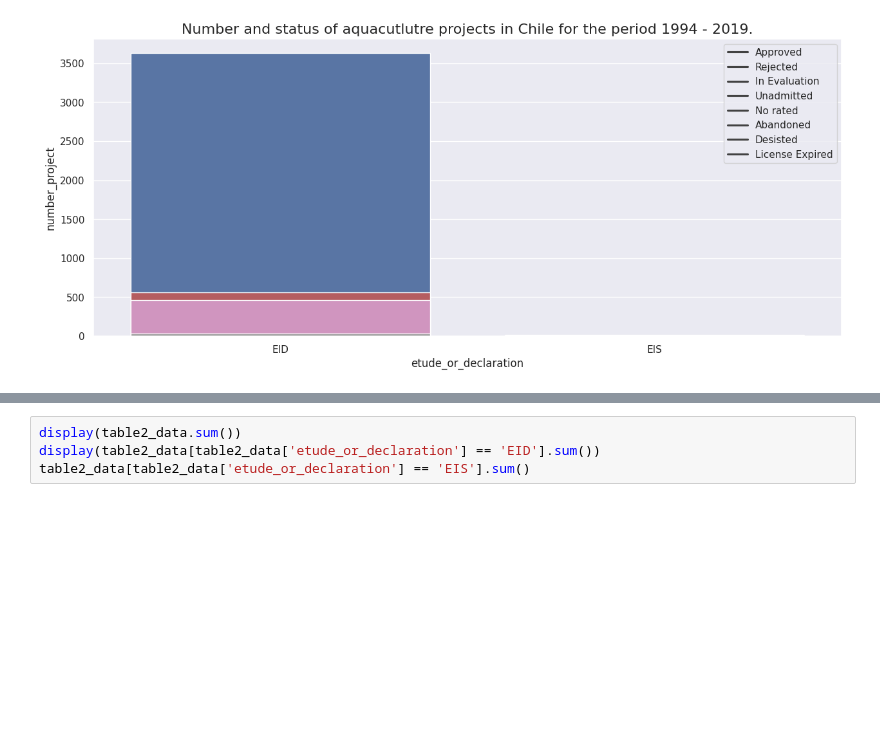
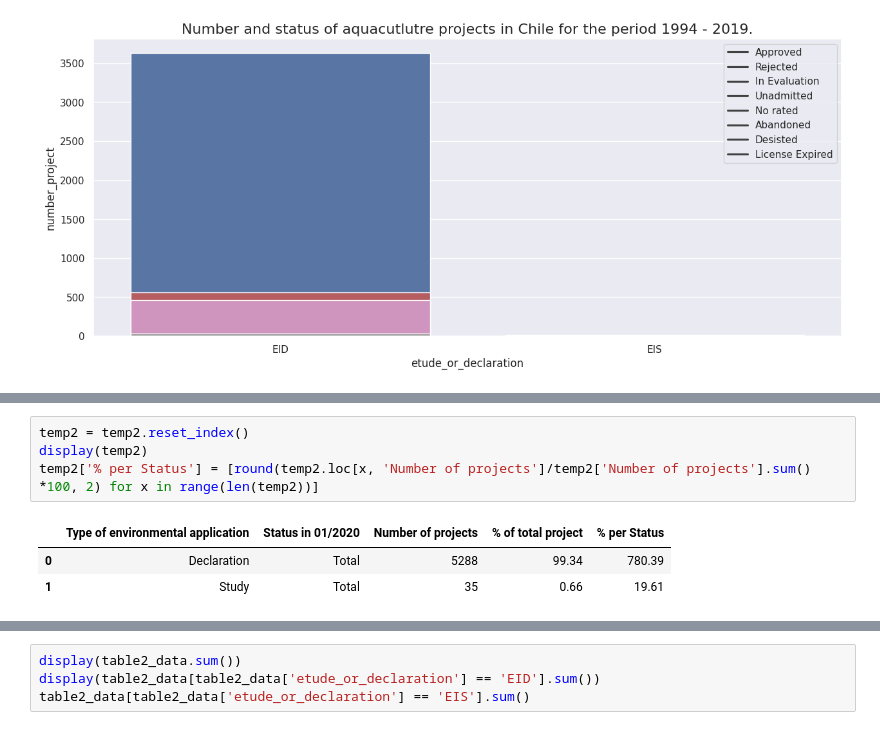
Before and after one commit to kumquat42/202402_MB_Data4Good_PinkBombs, a Jupyter notebook: 20240320_RejetPolluants.ipynb, the cells around one changed output, grey strips where cells are left out. Drawn from its saved outputs; the diff is of its cells as text; blank space fills up the shorter version.

```diff
--- a/20240320_RejetPolluants.ipynb
+++ b/20240320_RejetPolluants.ipynb
@@ -127,0 +144,8 @@ plt.legend(loc='upper right', labels = [status for status in table2_data.status_
+# %%
+temp2 = temp2.reset_index()
+display(temp2)
+temp2['% per Status'] = [round(temp2.loc[x, 'Number of projects']/temp2['Number of projects'].sum() *100, 2) for x in range(len(temp2))]
+# %% [output]
+|  | Type of environmental application | Status in 01/2020 | Number of projects | % of total project | % per Status |
+| 0 | Declaration | Total | 5288 | 99.34 | 780.39 |
+| 1 | Study | Total | 35 | 0.66 | 19.61 |
```
Also changed, not shown: parts of 8 cells of this notebook, 1 other file.
